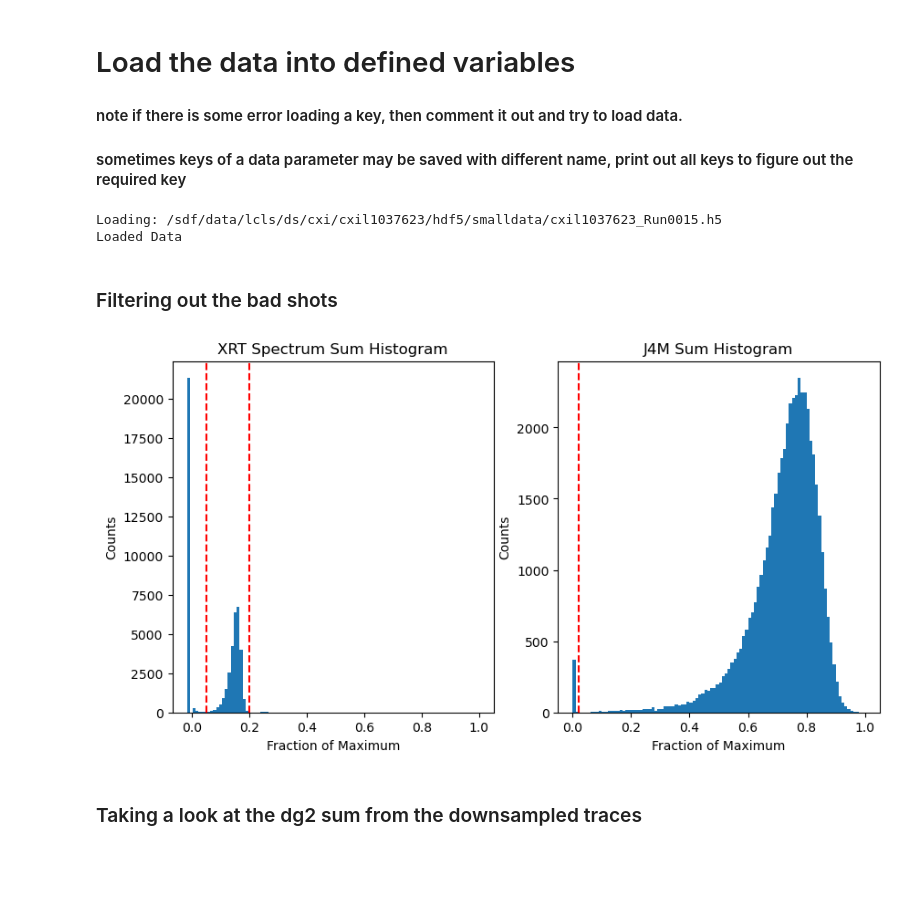
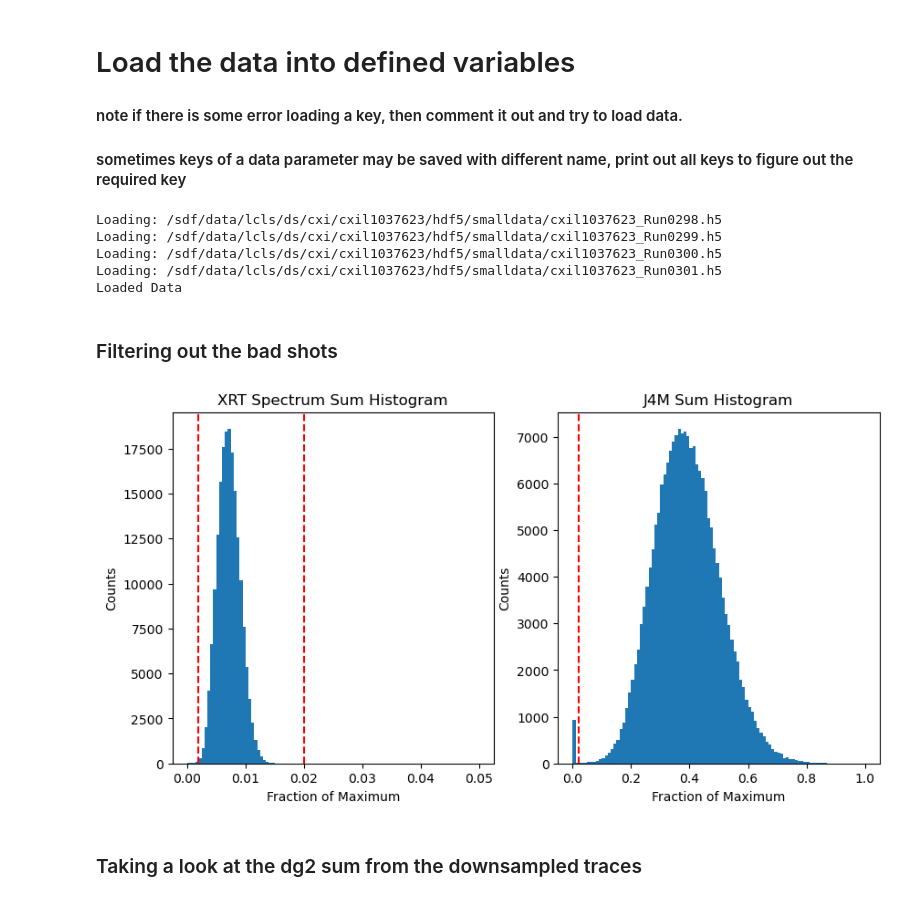
Before and after one commit to Weber-Group/L-10376, a Jupyter notebook: Nonlinear_Analysis.ipynb, the cells around one changed output. Cells and saved outputs as stored; diff of their text form; code cells hidden in the pictures; blank space fills up the shorter version.

```diff
--- a/Nonlinear_Analysis.ipynb
+++ b/Nonlinear_Analysis.ipynb
@@ -16,7 +16,7 @@ from sklearn.linear_model import LinearRegression
 #### sometimes keys of a data parameter may be saved with different name, print out all keys to figure out the required key
 # %%
 ###############################################
-runNumbers = [15]  # enter the run numbers to be loaded
+runNumbers = [298,299,300,301]  # enter the run numbers to be loaded
 #folder = '/sdf/data/lcls/ds/cxi/cxil1037623/hdf5/smalldata/' # insert here the directory path where .h5 files are stored
 folder = '/sdf/data/lcls/ds/cxi/cxil1037623/hdf5/smalldata/'
 ###############################################
@@ -41,6 +41,7 @@ keys_to_combine = ['CXI-DG2-BMMON-WF/ROI_rebin_data',
                   'feeBld/hproj',
                   'lightStatus/laser',
                   #'dg2_traces'
+                   'ipm_dg2/sum'
                   ]
 
 keys_to_sum = ['Sums/jungfrau4M_calib']
@@ -104,6 +105,7 @@ spec = data['feeBld/hproj'] # Shot to shot spectrometer
 #dg2Sum = data['ipm_dg2/sum']
 #dg2Sum = np.sum(np.sum(data['CXI-DG2-BMMON-WF/ROI_rebin_data'],axis=1),axis=1)
 dg2traces = data['CXI-DG2-BMMON-WF/ROI_rebin_data'][()][:,:,::8] # Downsampling by a factor of 8, makes the refitting much better in the long run
+impdg2sum = data['ipm_dg2/sum']
 #dg2tracesFull = data['CXI-DG2-BMMON-WF/ROI_rebin_data']
 del data
 
@@ -115,43 +117,47 @@ xrayOn = xrayOn[1:-1];
 xrayOn2 = xrayOn2[1:-1];
 laserOn = laserOn[1:-1];
 dg2traces = dg2traces[1:-1];
+impdg2sum = impdg2sum[1:-1]
 #dg2tracesFull = dg2tracesFull[1:-1];
 #dg2Sum = dg2Sum[1:-1];
 # %% [output]
-Loading: /sdf/data/lcls/ds/cxi/cxil1037623/hdf5/smalldata/cxil1037623_Run0015.h5
+Loading: /sdf/data/lcls/ds/cxi/cxil1037623/hdf5/smalldata/cxil1037623_Run0298.h5
+Loading: /sdf/data/lcls/ds/cxi/cxil1037623/hdf5/smalldata/cxil1037623_Run0299.h5
+Loading: /sdf/data/lcls/ds/cxi/cxil1037623/hdf5/smalldata/cxil1037623_Run0300.h5
+Loading: /sdf/data/lcls/ds/cxi/cxil1037623/hdf5/smalldata/cxil1037623_Run0301.h5
 Loaded Data
 # %% [markdown]
 ### Filtering out the bad shots
 # %%
 ##########
-integration_cutoff_hb = 0.2
-integration_cutoff_lb = 0.05
+integration_cutoff_hb = 0.02
+integration_cutoff_lb = 0.002
 scattering_cutoff = 0.02
 ##########
 scattered_xrays = np.sum(azav*qbinSize,axis=-1)
 scattered_xraysFiltered = np.sum(azavFiltered*qbinSizeFiltered,axis=-1)
 
 int_spec = spec.sum(axis=1)
 
 plt.figure(figsize=[10,5])
 plt.subplot(1,2,1)
-plt.hist(int_spec/int_spec.max(),bins=100);
+plt.hist(int_spec/int_spec.max(),bins=100,range=[0,0.05]);
 plt.axvline(integration_cutoff_lb,color='r',linestyle='--')
 plt.axvline(integration_cutoff_hb,color='r',linestyle='--')
 plt.title('XRT Spectrum Sum Histogram')
 plt.xlabel('Fraction of Maximum')
 plt.ylabel('Counts')
 plt.subplot(1,2,2)
 plt.hist(scattered_xrays/scattered_xrays.max(),bins=100)
 plt.axvline(scattering_cutoff,color='r',linestyle='--')
 plt.title('J4M Sum Histogram')
 plt.xlabel('Fraction of Maximum')
 plt.ylabel('Counts')
 plt.show()
 # Doing the actual filtering
 goodSpecIdx = (int_spec/int_spec.max()>integration_cutoff_lb) & (int_spec/int_spec.max()<integration_cutoff_hb) & (xrayOn2) & (scattered_xrays/scattered_xrays.max()>scattering_cutoff)
 specGood = spec[goodSpecIdx]
 # %% [output]
-[figure, old version]
+[figure, new version]
 # %% [markdown]
 ### Taking a look at the dg2 sum from the downsampled traces
```
Also changed, not shown: parts of 12 cells of this notebook, 29 other files.
